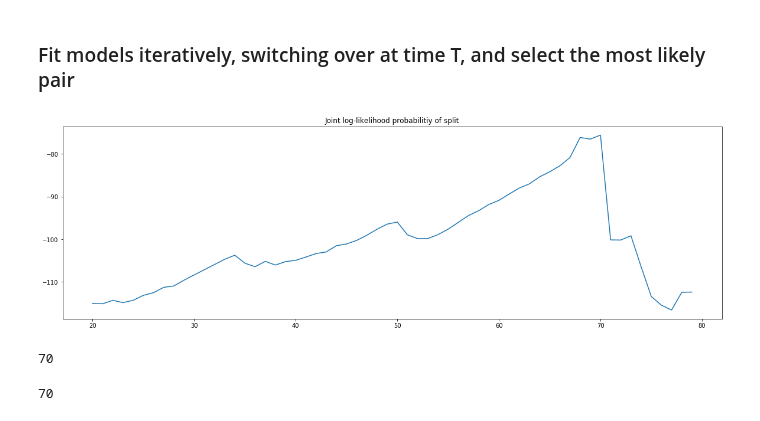
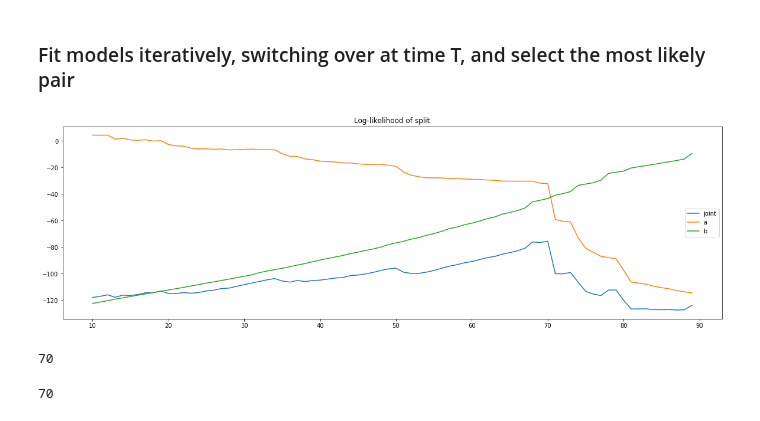
Before and after one commit to NowanIlfideme/masters_switching_models, a Jupyter notebook: notebooks/known_model_break.ipynb, the cells around one changed output. Drawn from its saved outputs; the diff is of its cells as text; code cells hidden in the pictures.

```diff
--- a/notebooks/known_model_break.ipynb
+++ b/notebooks/known_model_break.ipynb
@@ -89,21 +89,27 @@ pd.concat([m2_a.params, m2_b.params], axis='columns')
 ### Fit models iteratively, switching over at time T, and select the most likely pair
 # %%
 joint_llfs = []
-idx = pd.RangeIndex(20, 80)
+lla = []
+llb = []
+# idx = pd.RangeIndex(20, 80)
+idx = pd.RangeIndex(10, 90)
 for T in idx:
     m2_aT = sm.tsa.AR(y2.iloc[:T]).fit(maxlag=3)
     m2_bT = sm.tsa.AR(y2.iloc[T:]).fit(maxlag=3)  # technically this should be 2
+    lla.append(m2_aT.llf)
+    llb.append(m2_bT.llf)
     joint_llfs.append(m2_aT.llf + m2_bT.llf)
-joint_llfs = pd.Series(joint_llfs, idx)
+llfs = pd.DataFrame({'joint':joint_llfs, 'a': lla, 'b': llb}, idx)
-# %%
-plt.title('Joint log-likelihood probabilitiy of split')
-joint_llfs.plot(figsize=(20, 6));
-# %% [output]
-[figure, removed]
-# %%
-joint_llfs.idxmax()
-# %% [output]
-70
+# %%
+fig, ax = plt.subplots(1, 1, figsize=(20, 6))
+ax.set_title('Log-likelihood of split')
+llfs.plot(ax=ax);
+# %% [output]
+[figure, added]
+# %%
+llfs['joint'].idxmax()
+# %% [output]
+70
 # %%
 break_T
 # %% [output]
```
Also changed, not shown: parts of 5 cells of this notebook.
